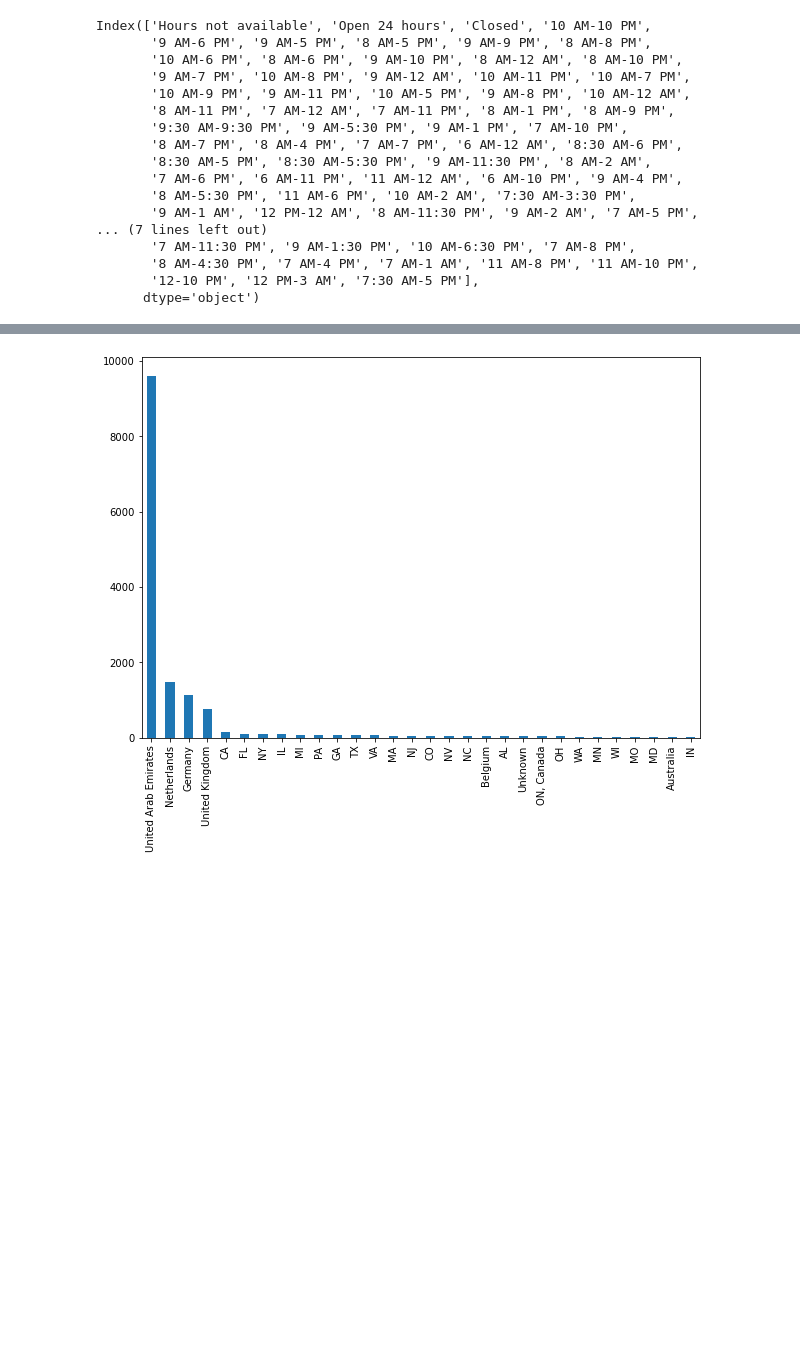
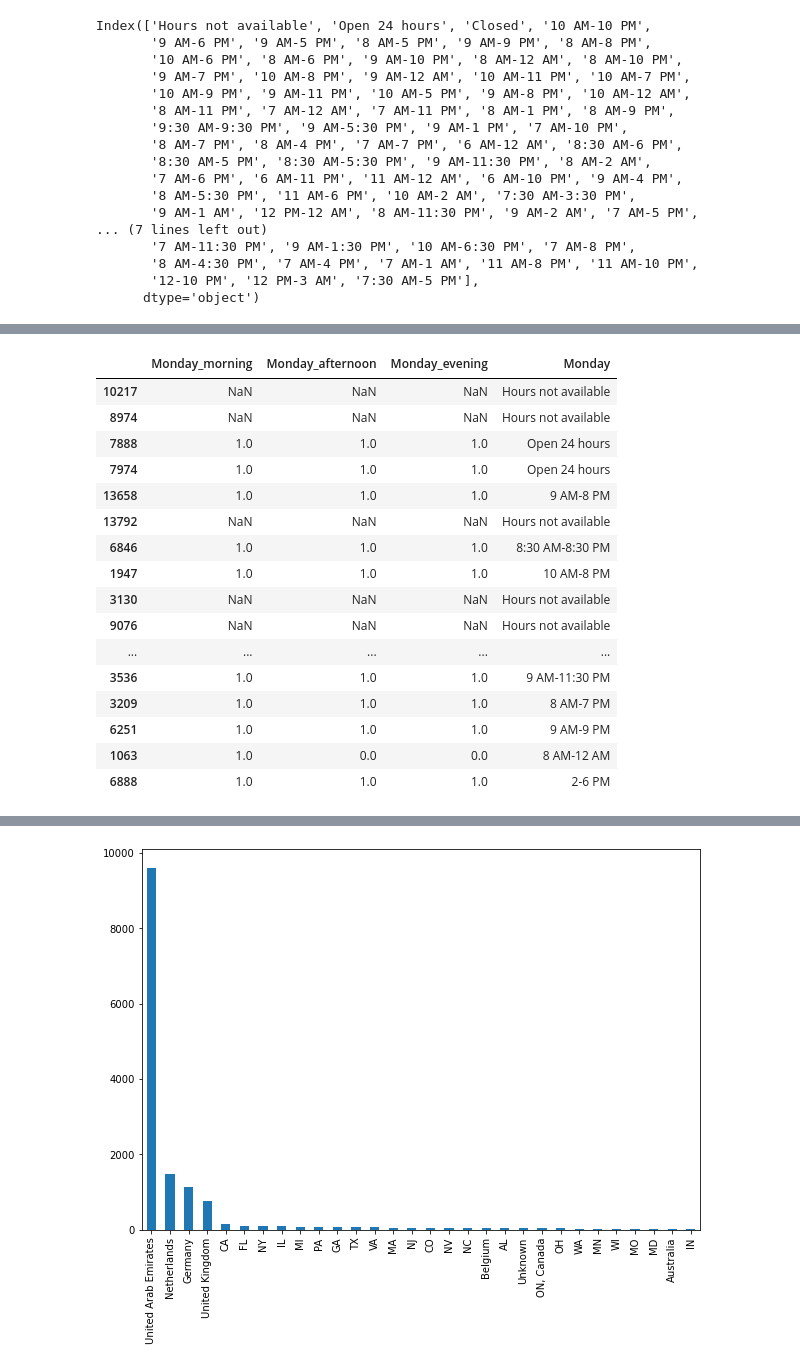
Before and after one commit to kowalskihubert/Google-Places-Clustering, a Jupyter notebook: google_places_FE_2.ipynb, the cells around one changed output, grey strips where cells are left out. Cells and saved outputs as stored; diff of their text form; code cells hidden in the pictures; blank space fills up the shorter version.

```diff
--- a/google_places_FE_2.ipynb
+++ b/google_places_FE_2.ipynb
@@ -198,3 +222,23 @@ s
+# %%
+s[['Monday_morning', 'Monday_afternoon', 'Monday_evening', 'Monday']].head(30)
+# %% [output]
+|  | Monday_morning | Monday_afternoon | Monday_evening | Monday |
+| 10217 | NaN | NaN | NaN | Hours not available |
+| 8974 | NaN | NaN | NaN | Hours not available |
+| 7888 | 1.0 | 1.0 | 1.0 | Open 24 hours |
+| 7974 | 1.0 | 1.0 | 1.0 | Open 24 hours |
+| 13658 | 1.0 | 1.0 | 1.0 | 9 AM-8 PM |
+| 13792 | NaN | NaN | NaN | Hours not available |
+| 6846 | 1.0 | 1.0 | 1.0 | 8:30 AM-8:30 PM |
+| 1947 | 1.0 | 1.0 | 1.0 | 10 AM-8 PM |
+| 3130 | NaN | NaN | NaN | Hours not available |
+| 9076 | NaN | NaN | NaN | Hours not available |
+| ... | ... | ... | ... | ... |
+| 3536 | 1.0 | 1.0 | 1.0 | 9 AM-11:30 PM |
+| 3209 | 1.0 | 1.0 | 1.0 | 8 AM-7 PM |
+| 6251 | 1.0 | 1.0 | 1.0 | 9 AM-9 PM |
+| 1063 | 1.0 | 0.0 | 0.0 | 8 AM-12 AM |
+| 6888 | 1.0 | 1.0 | 1.0 | 2-6 PM |
 # %%
 s[['Monday_morning']].value_counts()
 # %% [output]
```
Also changed, not shown: parts of 7 cells of this notebook.
